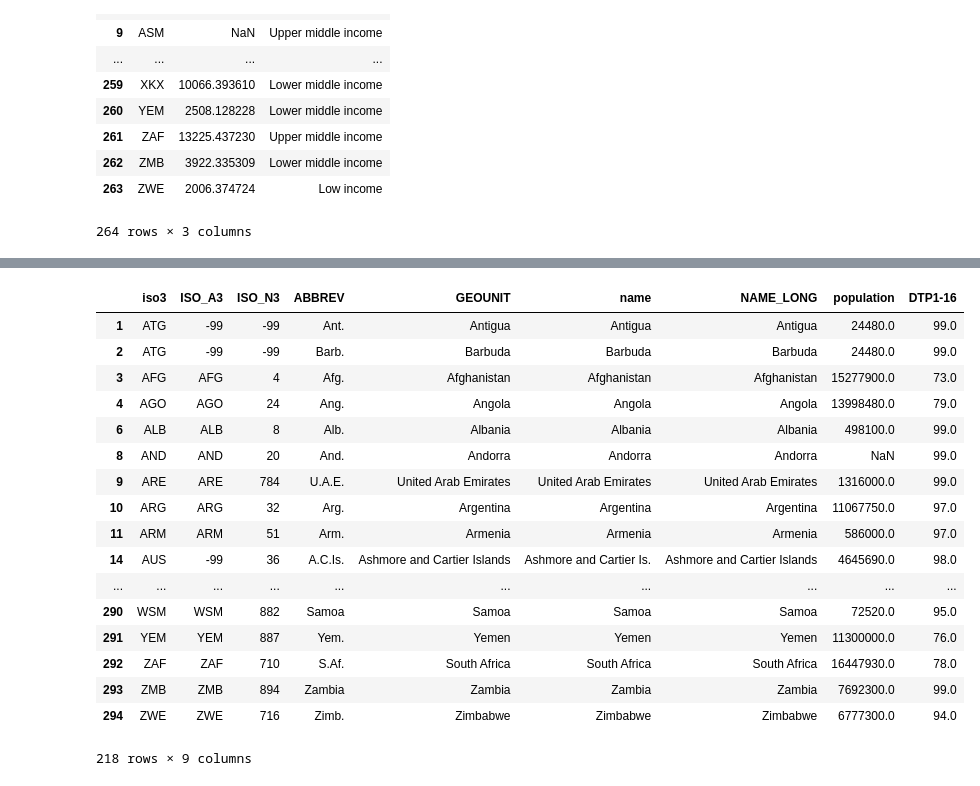
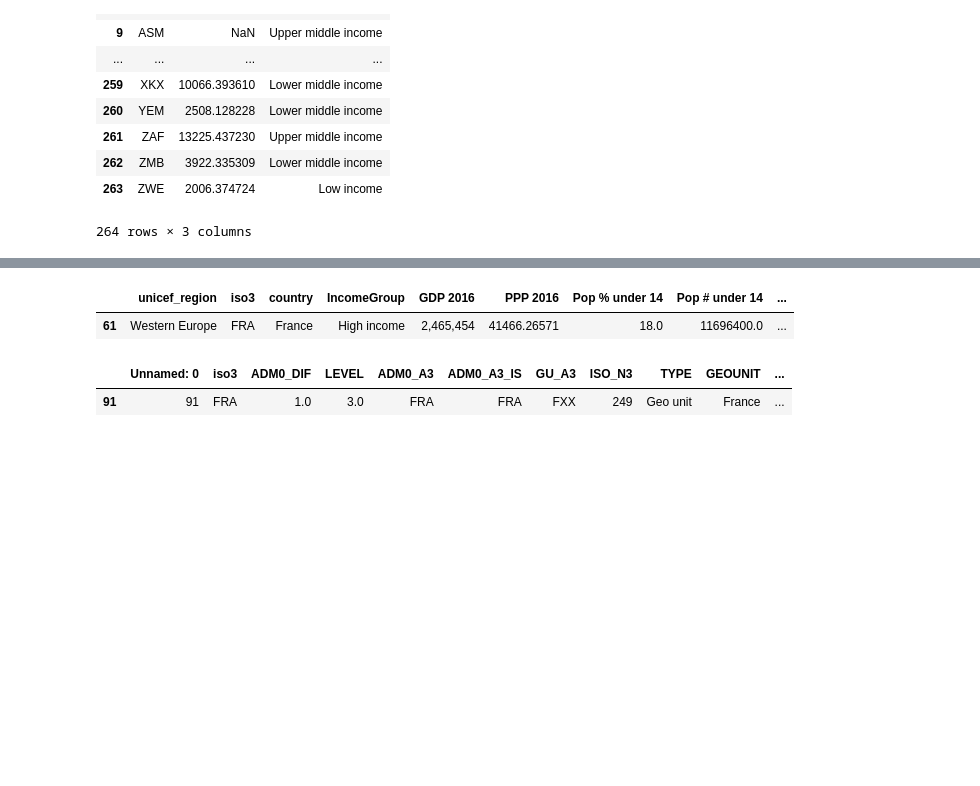
Before and after one commit to isabella232/global-immunization, a Jupyter notebook: notebooks/20170719-bm-merge.ipynb, the cells around one changed output, grey strips where cells are left out. Saved outputs shown, nothing was run; the diff lists cells and outputs as text; code cells hidden in the pictures; blank space fills up the shorter version.

Commit message:
try to merge all the things correctly

```diff
--- a/notebooks/20170719-bm-merge.ipynb
+++ b/notebooks/20170719-bm-merge.ipynb
@@ -155,3 +161,9 @@ df_finalMergeClean.sort_values('country')
+# %%
+# df_finalMergeClean.sort_values('country').info()
+df_finalMergeClean[df_finalMergeClean['country'] == 'France']
+# %% [output]
+|  | unicef_region | iso3 | country | IncomeGroup | GDP 2016 | PPP 2016 | Pop % under 14 | Pop # under 14 | ... |
+| 61 | Western Europe | FRA | France | High income | 2,465,454 | 41466.26571 | 18.0 | 11696400.0 | ... |
 # %%
 # Assign columns for export
 cols = ['iso3','Pop # under 14','DTP1-16']
@@ -165,31 +176,26 @@ df_mapDetailsCond.to_csv('TEST.csv')
 # %%
 # Merge with graphic example then drop rows with empty DTP cells and unnecessary columns
-df_completeCountryList = df_completeCountryList.rename(columns={'ADM0_A3_IS':'iso3','NAME':'name'})
-df_graphicSpreadsheet = df_completeCountryList.merge(df_mapDetailsCond, on='iso3', how='outer').drop('Unnamed: 0',axis=1)
-df_graphicExport = df_graphicSpreadsheet.merge(df_graphicExample,on='name',how='outer')
+df_completeCountryList = df_completeCountryList.rename(columns={'ISO_A3':'iso3','NAME':'name'})
+# df_completeCountryList
+# df_completeCountryList[]
+df_completeCountryList[df_completeCountryList['iso3'] == 'FRA']
+# df_finalMergeClean
 
-df_graphicExportCond = df_graphicSpreadsheet[np.isfinite(df_graphicSpreadsheet['DTP1-16'])]
+# df_test3 = df_filteredCountryList.merge(df_finalMergeClean,on='iso3',how='outer')
+# df_test2['Unnamed: 0'] = df_test2['Unnamed: 0'].apply(counter)
+# df_test3[df_test3['iso3'] == 'FRA']
+# df_test2.groupby('TYPE').sum().reset_index()
+
+
+# df_graphicSpreadsheet = df_completeCountryList.merge(df_mapDetailsCond, on='iso3', how='outer')
+# df_graphicExport = df_graphicSpreadsheet.merge(df_graphicExample,on='name',how='outer')
+
+# df_graphicExportCond = df_graphicSpreadsheet[np.isfinite(df_graphicSpreadsheet['DTP1-16'])]
 # df_graphicExportFinal = df_graphicExport[np.isfinite(df_graphicExport['DTP1-16'])]
-df_graphicExportCond
+# df_graphicExportCond
 # %% [output]
-|  | iso3 | ISO_A3 | ISO_N3 | ABBREV | GEOUNIT | name | NAME_LONG | population | DTP1-16 |
-| 1 | ATG | -99 | -99 | Ant. | Antigua | Antigua | Antigua | 24480.0 | 99.0 |
-| 2 | ATG | -99 | -99 | Barb. | Barbuda | Barbuda | Barbuda | 24480.0 | 99.0 |
-| 3 | AFG | AFG | 4 | Afg. | Afghanistan | Afghanistan | Afghanistan | 15277900.0 | 73.0 |
-| 4 | AGO | AGO | 24 | Ang. | Angola | Angola | Angola | 13998480.0 | 79.0 |
-| 6 | ALB | ALB | 8 | Alb. | Albania | Albania | Albania | 498100.0 | 99.0 |
-| 8 | AND | AND | 20 | And. | Andorra | Andorra | Andorra | NaN | 99.0 |
-| 9 | ARE | ARE | 784 | U.A.E. | United Arab Emirates | United Arab Emirates | United Arab Emirates | 1316000.0 | 99.0 |
-| 10 | ARG | ARG | 32 | Arg. | Argentina | Argentina | Argentina | 11067750.0 | 97.0 |
-| 11 | ARM | ARM | 51 | Arm. | Armenia | Armenia | Armenia | 586000.0 | 97.0 |
-| 14 | AUS | -99 | 36 | A.C.Is. | Ashmore and Cartier Islands | Ashmore and Cartier Is. | Ashmore and Cartier Islands | 4645690.0 | 98.0 |
-| ... | ... | ... | ... | ... | ... | ... | ... | ... | ... |
-| 290 | WSM | WSM | 882 | Samoa | Samoa | Samoa | Samoa | 72520.0 | 95.0 |
-| 291 | YEM | YEM | 887 | Yem. | Yemen | Yemen | Yemen | 11300000.0 | 76.0 |
-| 292 | ZAF | ZAF | 710 | S.Af. | South Africa | South Africa | South Africa | 16447930.0 | 78.0 |
-| 293 | ZMB | ZMB | 894 | Zambia | Zambia | Zambia | Zambia | 7692300.0 | 99.0 |
-| 294 | ZWE | ZWE | 716 | Zimb. | Zimbabwe | Zimbabwe | Zimbabwe | 6777300.0 | 94.0 |
+|  | Unnamed: 0 | iso3 | ADM0_DIF | LEVEL | ADM0_A3 | ADM0_A3_IS | GU_A3 | ISO_N3 | TYPE | GEOUNIT | ... |
+| 91 | 91 | FRA | 1.0 | 3.0 | FRA | FRA | FXX | 249 | Geo unit | France | ... |
-218 rows × 9 columns
 # %%
 # Export
 df_graphicExportFinal.to_csv('../data/exports/df_graphicExportFinal.csv')
```
Also changed, not shown: parts of 6 cells of this notebook, 15 other files.
